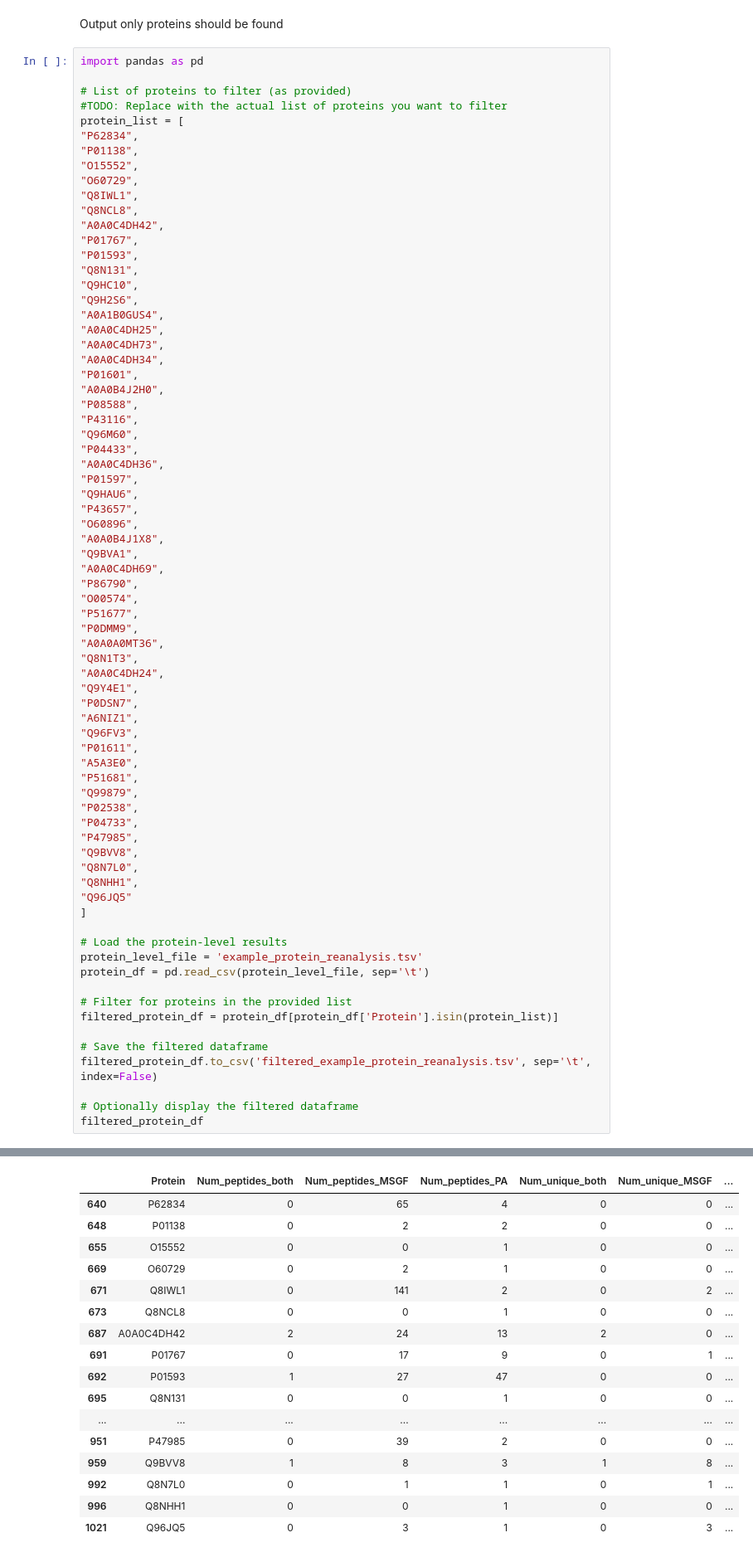
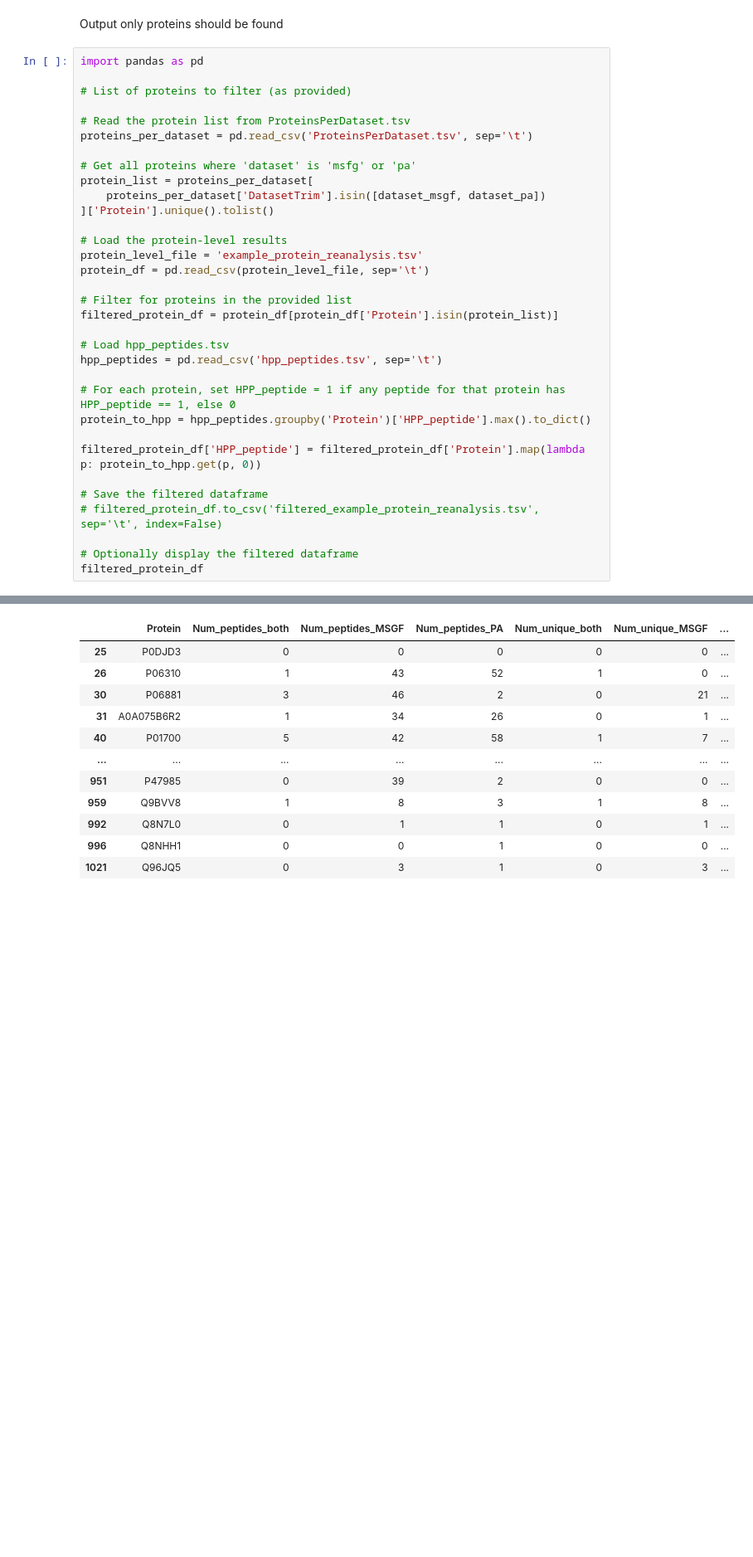
Before and after one commit to Daniel-Xkan/proteinDataRefine, a Jupyter notebook: Evaluate_reanalysis/MSV000086793/reanalysis.ipynb, the cells around one changed output, grey strips where cells are left out. Shown at 83% size. Cells and saved outputs as stored; diff of their text form; blank space fills up the shorter version.

```diff
--- a/Evaluate_reanalysis/MSV000086793/reanalysis.ipynb
+++ b/Evaluate_reanalysis/MSV000086793/reanalysis.ipynb
@@ -1124,61 +1124,14 @@ Output only proteins should be found
 import pandas as pd
 
 # List of proteins to filter (as provided)
-#TODO: Replace with the actual list of proteins you want to filter
-protein_list = [
-"P62834",
-"P01138",
-"O15552",
-"O60729",
-"Q8IWL1",
-"Q8NCL8",
-"A0A0C4DH42",
-"P01767",
-"P01593",
-"Q8N131",
-"Q9HC10",
-"Q9H2S6",
-"A0A1B0GUS4",
-"A0A0C4DH25",
-"A0A0C4DH73",
-"A0A0C4DH34",
-"P01601",
-"A0A0B4J2H0",
-"P08588",
-"P43116",
-"Q96M60",
-"P04433",
-"A0A0C4DH36",
-"P01597",
-"Q9HAU6",
-"P43657",
-"O60896",
-"A0A0B4J1X8",
-"Q9BVA1",
-"A0A0C4DH69",
-"P86790",
-"O00574",
-"P51677",
-"P0DMM9",
-"A0A0A0MT36",
-"Q8N1T3",
-"A0A0C4DH24",
-"Q9Y4E1",
-"P0DSN7",
-"A6NIZ1",
-"Q96FV3",
-"P01611",
-"A5A3E0",
-"P51681",
-"Q99879",
-"P02538",
-"P04733",
-"P47985",
-"Q9BVV8",
-"Q8N7L0",
-"Q8NHH1",
-"Q96JQ5"
-]
+
+# Read the protein list from ProteinsPerDataset.tsv
+proteins_per_dataset = pd.read_csv('ProteinsPerDataset.tsv', sep='\t')
+
+# Get all proteins where 'dataset' is 'msfg' or 'pa'
+protein_list = proteins_per_dataset[
+    proteins_per_dataset['DatasetTrim'].isin([dataset_msgf, dataset_pa])
+]['Protein'].unique().tolist()
 
 # Load the protein-level results
 protein_level_file = 'example_protein_reanalysis.tsv'
@@ -1187,8 +1140,16 @@ protein_df = pd.read_csv(protein_level_file, sep='\t')
 # Filter for proteins in the provided list
 filtered_protein_df = protein_df[protein_df['Protein'].isin(protein_list)]
 
+# Load hpp_peptides.tsv
+hpp_peptides = pd.read_csv('hpp_peptides.tsv', sep='\t')
+
+# For each protein, set HPP_peptide = 1 if any peptide for that protein has HPP_peptide == 1, else 0
+protein_to_hpp = hpp_peptides.groupby('Protein')['HPP_peptide'].max().to_dict()
+
+filtered_protein_df['HPP_peptide'] = filtered_protein_df['Protein'].map(lambda p: protein_to_hpp.get(p, 0))
+
 # Save the filtered dataframe
-filtered_protein_df.to_csv('filtered_example_protein_reanalysis.tsv', sep='\t', index=False)
+# filtered_protein_df.to_csv('filtered_example_protein_reanalysis.tsv', sep='\t', index=False)
 
 # Optionally display the filtered dataframe
 filtered_protein_df
@@ -1196,14 +1162,9 @@ filtered_protein_df
 |  | Protein | Num_peptides_both | Num_peptides_MSGF | Num_peptides_PA | Num_unique_both | Num_unique_MSGF | ... |
-| 640 | P62834 | 0 | 65 | 4 | 0 | 0 | ... |
-| 648 | P01138 | 0 | 2 | 2 | 0 | 0 | ... |
-| 655 | O15552 | 0 | 0 | 1 | 0 | 0 | ... |
-| 669 | O60729 | 0 | 2 | 1 | 0 | 0 | ... |
-| 671 | Q8IWL1 | 0 | 141 | 2 | 0 | 2 | ... |
-| 673 | Q8NCL8 | 0 | 0 | 1 | 0 | 0 | ... |
-| 687 | A0A0C4DH42 | 2 | 24 | 13 | 2 | 0 | ... |
-| 691 | P01767 | 0 | 17 | 9 | 0 | 1 | ... |
-| 692 | P01593 | 1 | 27 | 47 | 0 | 0 | ... |
-| 695 | Q8N131 | 0 | 0 | 1 | 0 | 0 | ... |
+| 25 | P0DJD3 | 0 | 0 | 0 | 0 | 0 | ... |
+| 26 | P06310 | 1 | 43 | 52 | 1 | 0 | ... |
+| 30 | P06881 | 3 | 46 | 2 | 0 | 21 | ... |
+| 31 | A0A075B6R2 | 1 | 34 | 26 | 0 | 1 | ... |
+| 40 | P01700 | 5 | 42 | 58 | 1 | 7 | ... |
 | ... | ... | ... | ... | ... | ... | ... | ... |
 | 951 | P47985 | 0 | 39 | 2 | 0 | 0 | ... |
 | 959 | Q9BVV8 | 1 | 8 | 3 | 1 | 8 | ... |
```
Also changed, not shown: parts of 9 cells of this notebook, 2 other files.
